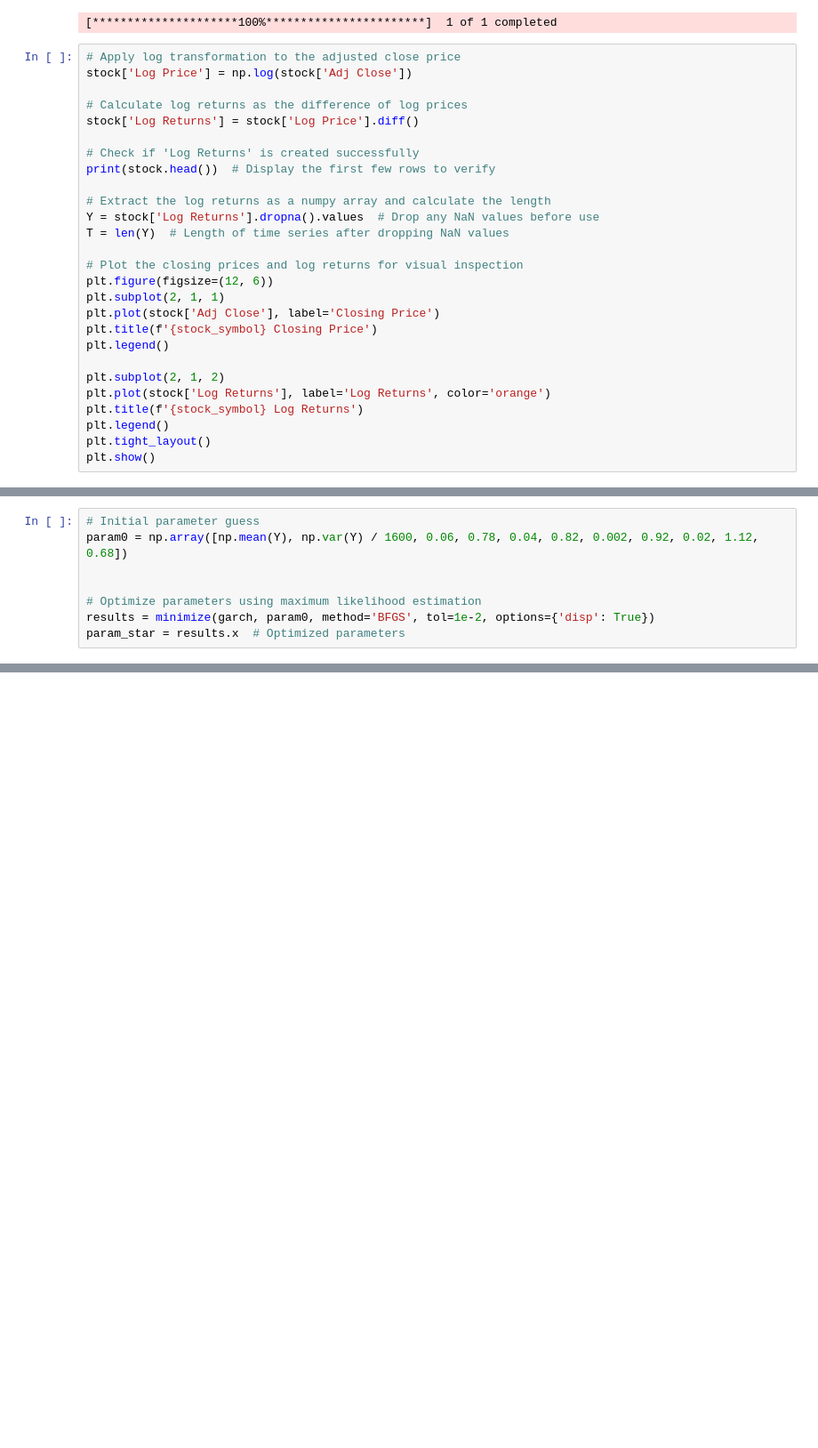
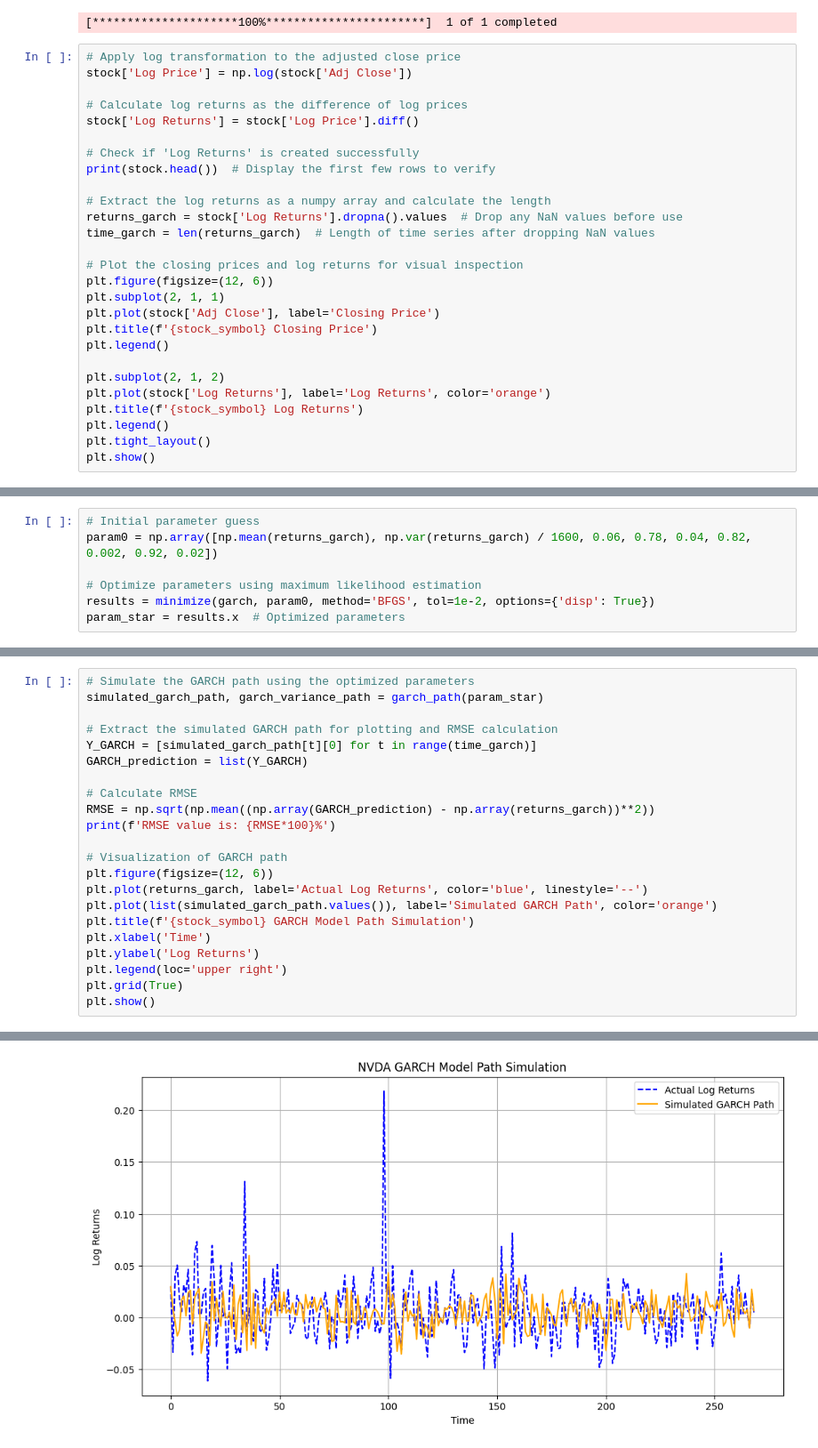
Before and after one commit to yfeng445/ENCP-6000, a Jupyter notebook: Amst/Assignment 2/Integration.ipynb, the cells around one changed output, grey strips where cells are left out. Shown at 89% size. Saved outputs shown, nothing was run; the diff lists cells and outputs as text; blank space fills up the shorter version.

```diff
--- a/Amst/Assignment 2/Integration.ipynb
+++ b/Amst/Assignment 2/Integration.ipynb
@@ -28,8 +28,8 @@ stock['Log Returns'] = stock['Log Price'].diff()
 print(stock.head())  # Display the first few rows to verify
 
 # Extract the log returns as a numpy array and calculate the length
-Y = stock['Log Returns'].dropna().values  # Drop any NaN values before use
-T = len(Y)  # Length of time series after dropping NaN values
+returns_garch = stock['Log Returns'].dropna().values  # Drop any NaN values before use
+time_garch = len(returns_garch)  # Length of time series after dropping NaN values
 
 # Plot the closing prices and log returns for visual inspection
 plt.figure(figsize=(12, 6))
@@ -120,7 +160,6 @@ def garch_path(params, *args):
 # %%
 # Initial parameter guess
-param0 = np.array([np.mean(Y), np.var(Y) / 1600, 0.06, 0.78, 0.04, 0.82, 0.002, 0.92, 0.02, 1.12, 0.68])
-
+param0 = np.array([np.mean(returns_garch), np.var(returns_garch) / 1600, 0.06, 0.78, 0.04, 0.82, 0.002, 0.92, 0.02])
 
 # Optimize parameters using maximum likelihood estimation
 results = minimize(garch, param0, method='BFGS', tol=1e-2, options={'disp': True})
@@ -209,0 +172,23 @@ def kalman_filter(param,*args):
+# %%
+# Simulate the GARCH path using the optimized parameters
+simulated_garch_path, garch_variance_path = garch_path(param_star)
+
+# Extract the simulated GARCH path for plotting and RMSE calculation
+Y_GARCH = [simulated_garch_path[t][0] for t in range(time_garch)]
+GARCH_prediction = list(Y_GARCH)
+
+# Calculate RMSE
+RMSE = np.sqrt(np.mean((np.array(GARCH_prediction) - np.array(returns_garch))**2))
+print(f'RMSE value is: {RMSE*100}%')
+
+# Visualization of GARCH path
+plt.figure(figsize=(12, 6))
+plt.plot(returns_garch, label='Actual Log Returns', color='blue', linestyle='--')
+plt.plot(list(simulated_garch_path.values()), label='Simulated GARCH Path', color='orange')
+plt.title(f'{stock_symbol} GARCH Model Path Simulation')
+plt.xlabel('Time')
+plt.ylabel('Log Returns')
+plt.legend(loc='upper right')
+plt.grid(True)
+plt.show()
+# %% [output]
@@ -209,0 +196 @@ def kalman_filter(param,*args):
+[figure, added]
```
Also changed, not shown: parts of 14 cells of this notebook.
